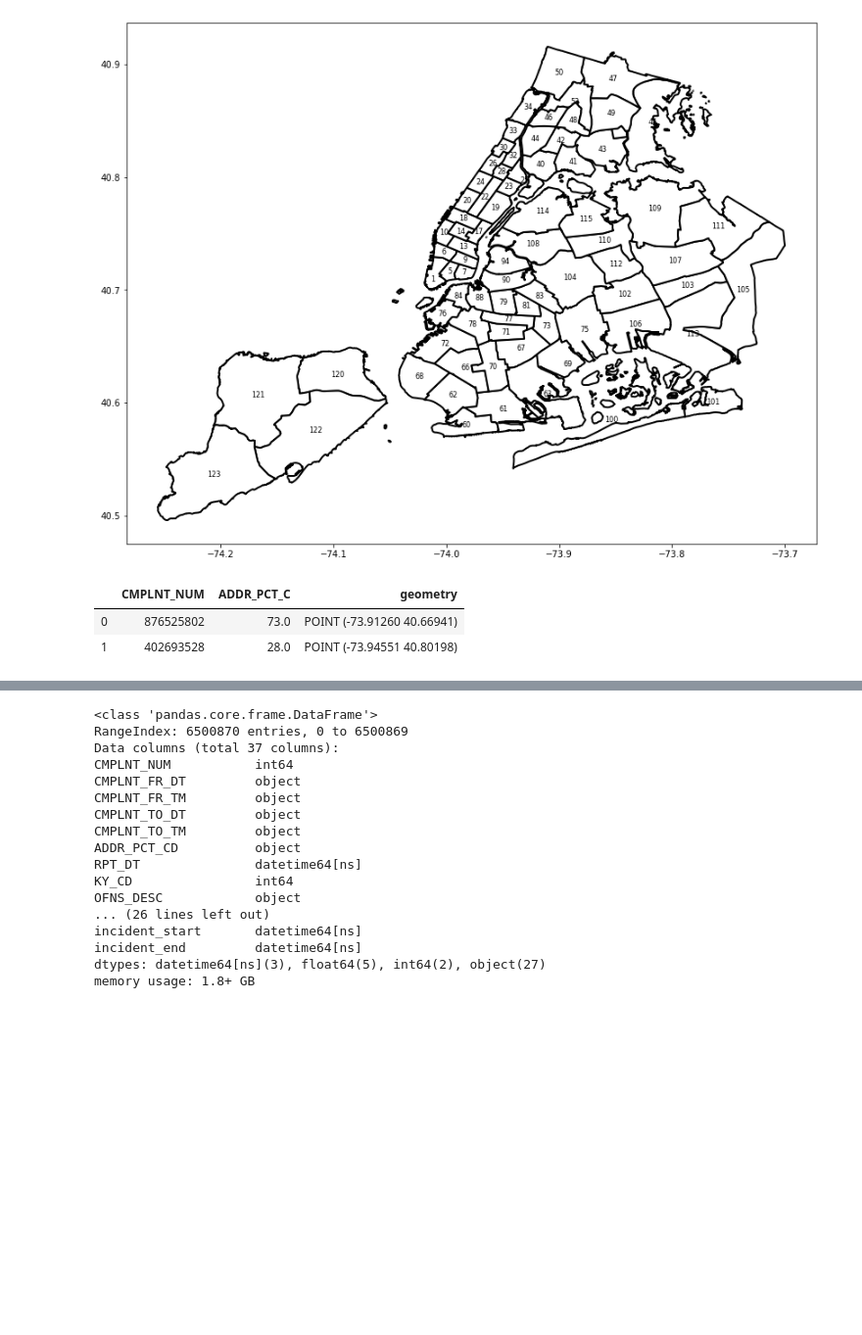
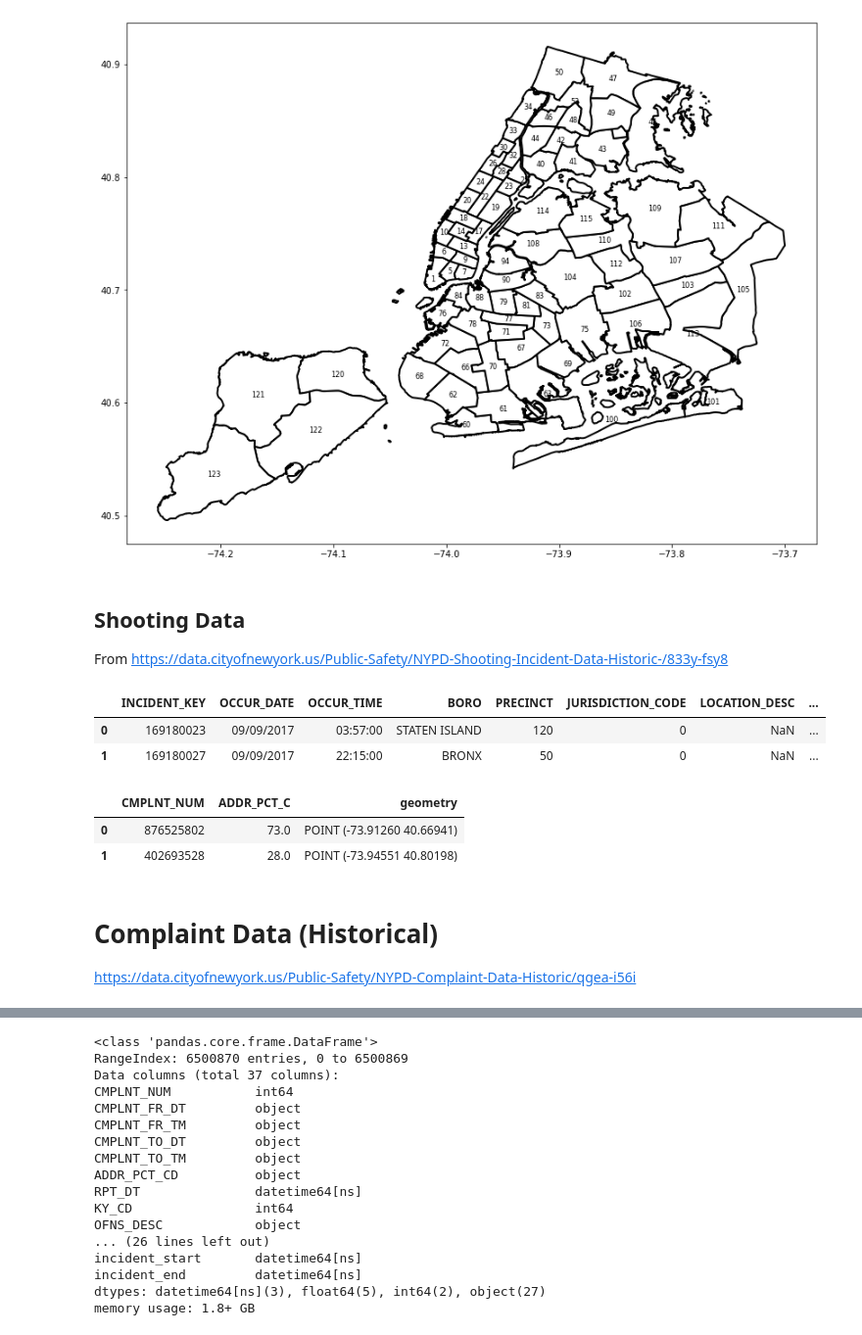
Before and after one commit to MattTriano/NYC_Crime, a Jupyter notebook: analysis/NYC_Crime_EDA_v1.ipynb, the cells around one changed output, grey strips where cells are left out. Shown at 98% size. Drawn from its saved outputs; the diff is of its cells as text; code cells hidden in the pictures; blank space fills up the shorter version.

```diff
--- a/analysis/NYC_Crime_EDA_v1.ipynb
+++ b/analysis/NYC_Crime_EDA_v1.ipynb
@@ -113,3 +113,7 @@ for idx, row in precincts.iterrows():
     plt.annotate(s=row['precinct'], xy=row['coords'], horizontalalignment='center', verticalalignment='center', fontsize=8)
 # %% [output]
 [figure]
+# %% [markdown]
+## Shooting Data
+
+From https://data.cityofnewyork.us/Public-Safety/NYPD-Shooting-Incident-Data-Historic-/833y-fsy8
@@ -116 +142,7 @@ for idx, row in precincts.iterrows():
+# %%
+shoot_hist.head(2)
+# %% [output]
+|  | INCIDENT_KEY | OCCUR_DATE | OCCUR_TIME | BORO | PRECINCT | JURISDICTION_CODE | LOCATION_DESC | ... |
+| 0 | 169180023 | 09/09/2017 | 03:57:00 | STATEN ISLAND | 120 | 0 | NaN | ... |
+| 1 | 169180027 | 09/09/2017 | 22:15:00 | BRONX | 50 | 0 | NaN | ... |
 # %%
@@ -122,3 +154,7 @@ nyc_crimes_gdf.head(2)
 |  | CMPLNT_NUM | ADDR_PCT_C | geometry |
 | 0 | 876525802 | 73.0 | POINT (-73.91260 40.66941) |
 | 1 | 402693528 | 28.0 | POINT (-73.94551 40.80198) |
+# %% [markdown]
+# Complaint Data (Historical)
+
+https://data.cityofnewyork.us/Public-Safety/NYPD-Complaint-Data-Historic/qgea-i56i
```
Also changed, not shown: parts of 49 cells of this notebook.
